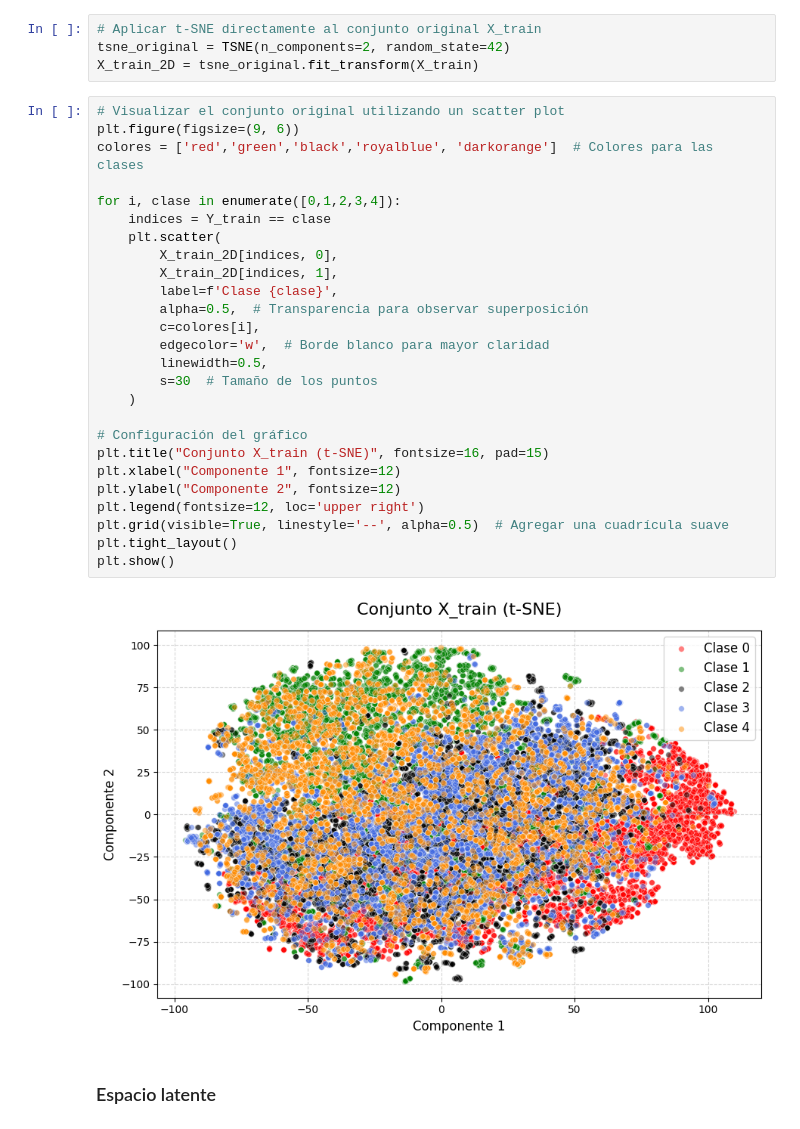
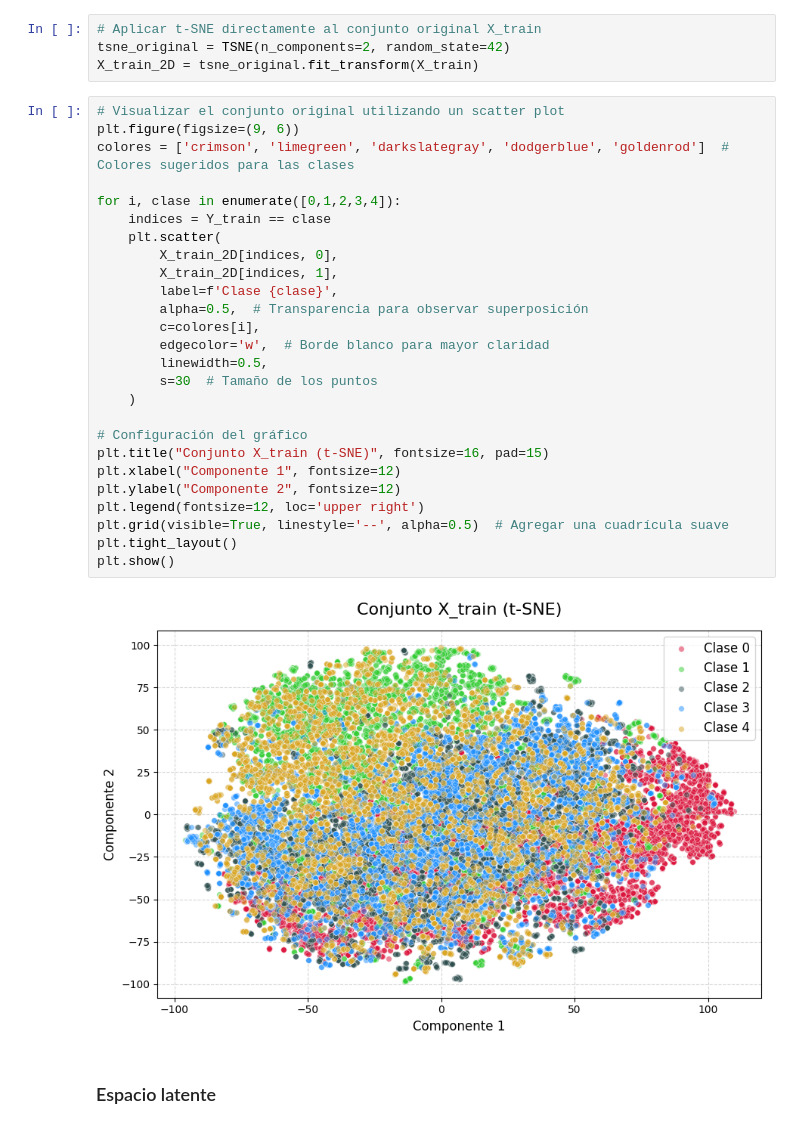
Before and after one commit to afmontenegrov/Tesis-Doctorado, a Jupyter notebook: Codigo/16_MLP_Multi_Balanced_all.ipynb, the cells around one changed output. Cells and saved outputs as stored; diff of their text form.

```diff
--- a/Codigo/16_MLP_Multi_Balanced_all.ipynb
+++ b/Codigo/16_MLP_Multi_Balanced_all.ipynb
@@ -384,31 +521,31 @@ X_train_2D = tsne_original.fit_transform(X_train)
 # %%
 # Visualizar el conjunto original utilizando un scatter plot
 plt.figure(figsize=(9, 6))
-colores = ['red','green','black','royalblue', 'darkorange']  # Colores para las clases
+colores = ['crimson', 'limegreen', 'darkslategray', 'dodgerblue', 'goldenrod']  # Colores sugeridos para las clases
 
 for i, clase in enumerate([0,1,2,3,4]):
     indices = Y_train == clase
     plt.scatter(
         X_train_2D[indices, 0],
         X_train_2D[indices, 1],
         label=f'Clase {clase}',
         alpha=0.5,  # Transparencia para observar superposición
         c=colores[i],
         edgecolor='w',  # Borde blanco para mayor claridad
         linewidth=0.5,
         s=30  # Tamaño de los puntos
     )
 
 # Configuración del gráfico
 plt.title("Conjunto X_train (t-SNE)", fontsize=16, pad=15)
 plt.xlabel("Componente 1", fontsize=12)
 plt.ylabel("Componente 2", fontsize=12)
 plt.legend(fontsize=12, loc='upper right')
 plt.grid(visible=True, linestyle='--', alpha=0.5)  # Agregar una cuadrícula suave
 plt.tight_layout()
 plt.show()
 # %% [output]
-[figure, old version]
+[figure, new version]
 # %% [markdown]
 ### Espacio latente
 # %%
```
Also changed, not shown: parts of 8 cells of this notebook, 5 other files.
